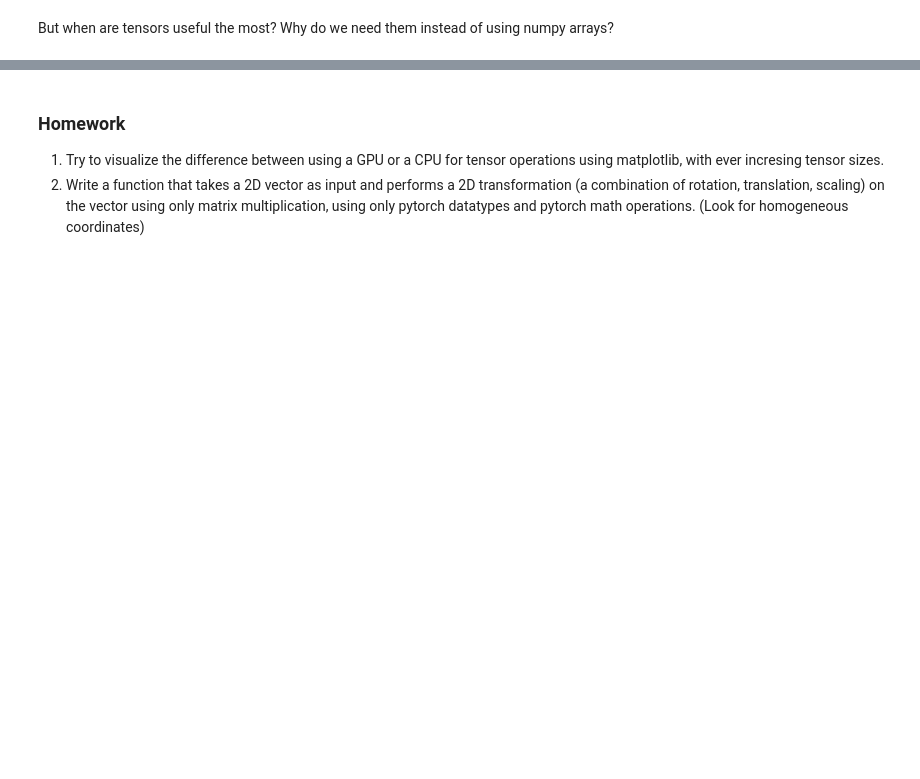
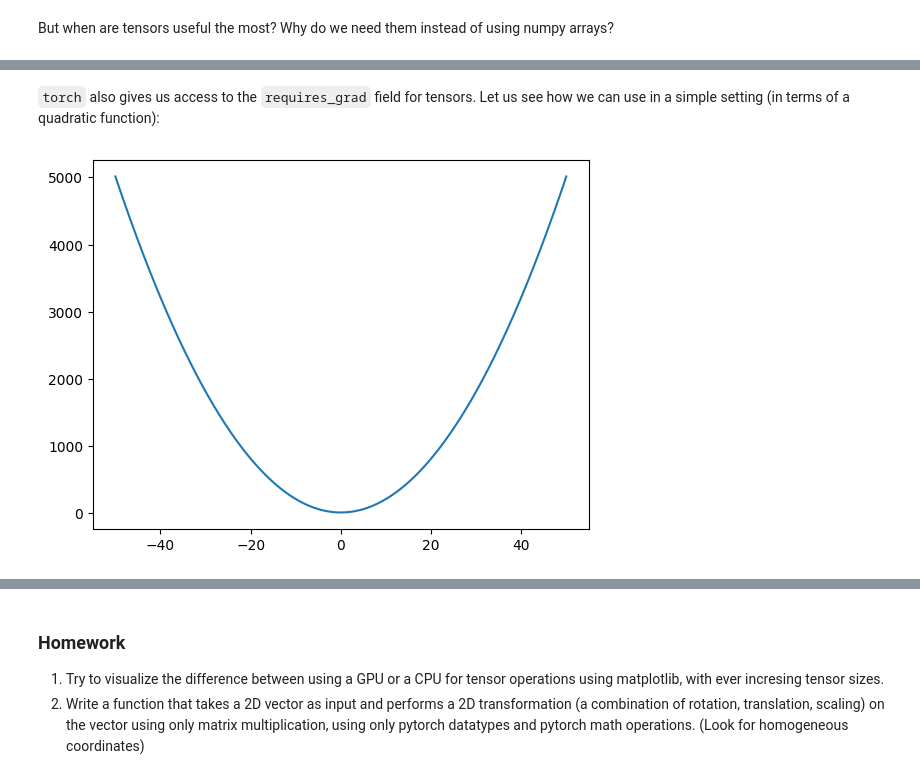
Before and after one commit to dhirling/biomag_mentoring, a Jupyter notebook: 2/2_tensors.ipynb, the cells around one changed output, grey strips where cells are left out. Cells and saved outputs as stored; diff of their text form; code cells hidden in the pictures; blank space fills up the shorter version.

Commit message:
update 1_basics.ipynb and 2_tensors.ipynb with new examples and additional text

```diff
--- a/2/2_tensors.ipynb
+++ b/2/2_tensors.ipynb
@@ -99,0 +120,11 @@ print(elapsed)
+# %% [markdown]
+`torch` also gives us access to the `requires_grad` field for tensors. Let us see how we can use in a simple setting (in terms of a quadratic function):
+# %%
+x = torch.linspace(-50,50,1000, dtype=torch.float32, requires_grad=True) # 1000 points from -50 to 50, with gradient calculation
+m = torch.tensor([2.0], requires_grad=True) # slope
+b = torch.tensor([15.0], requires_grad=True) # intercept
+y = m * x**2 + b # y = mx^2 + b
+plt.plot(x.detach().numpy(), y.detach().numpy()) # plot the function - detach() is used to remove the object from the current graph. The result will never require gradient.
+plt.show()
+# %% [output]
+[figure, added]
```
Also changed, not shown: parts of 25 cells of this notebook, 1 other file.
